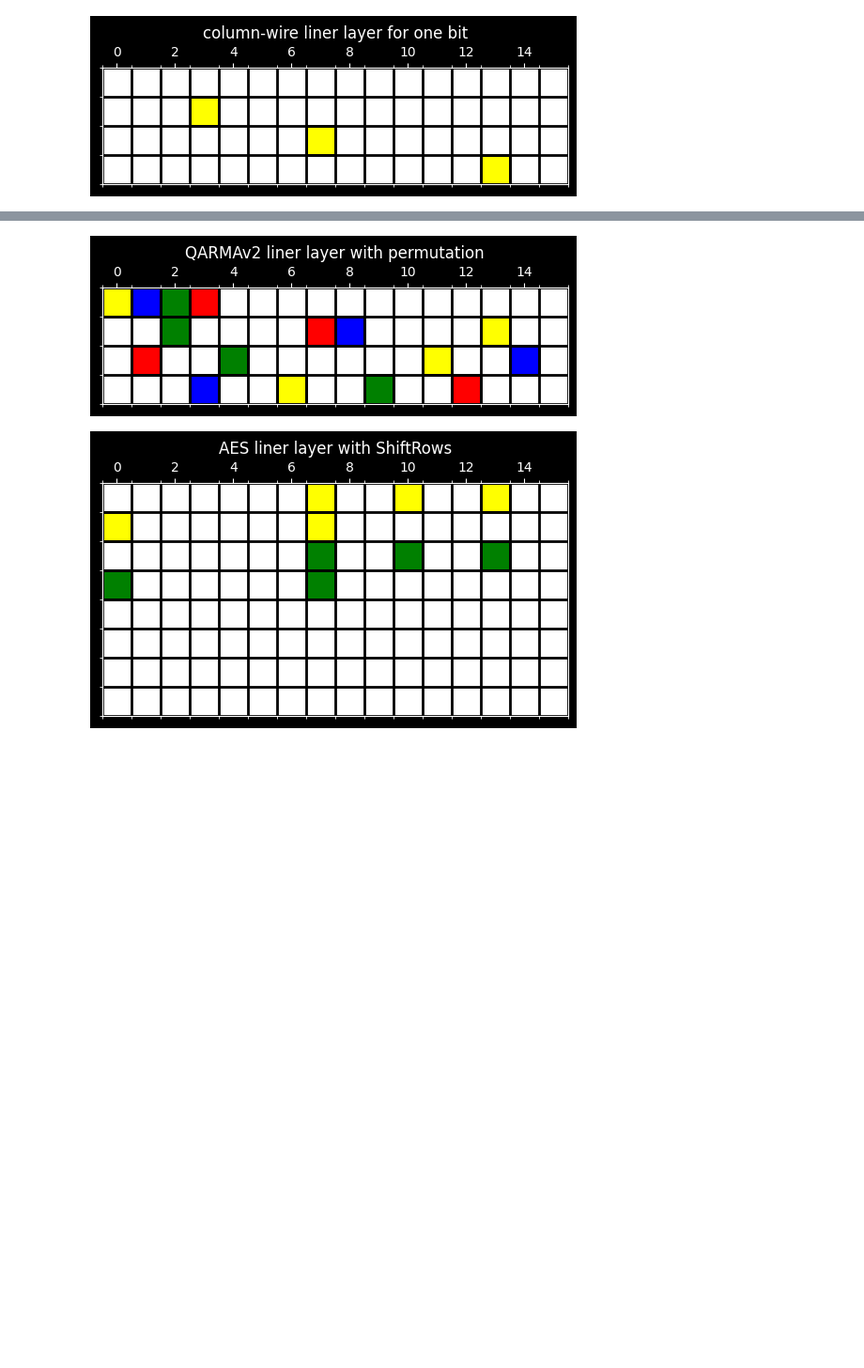
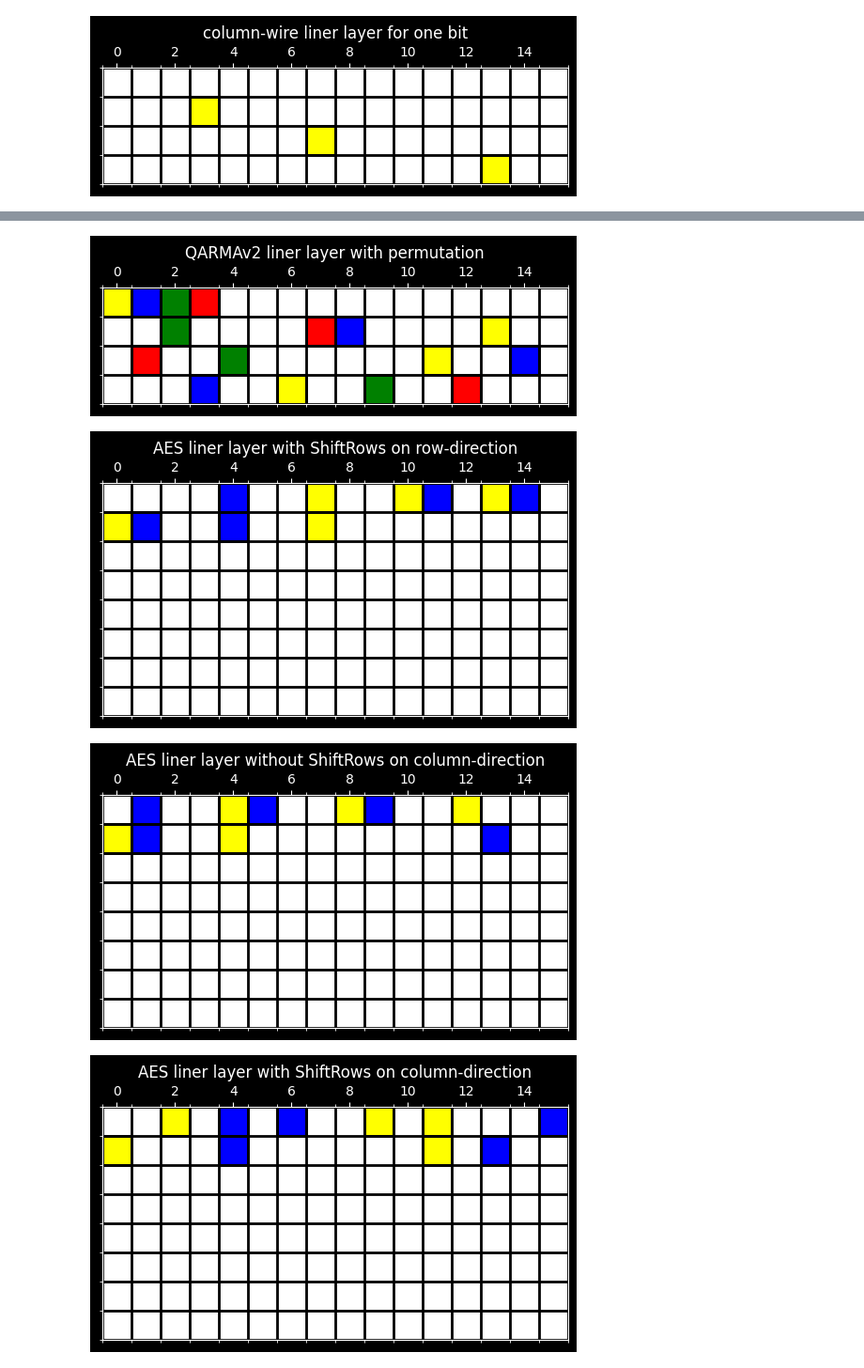
Before and after one commit to jiahaoxiang2000/misc, a Jupyter notebook: bitslicing.ipynb, the cells around one changed output, grey strips where cells are left out. Shown at 94% size. Saved outputs shown, nothing was run; the diff lists cells and outputs as text; code cells hidden in the pictures; blank space fills up the shorter version.

```diff
--- a/bitslicing.ipynb
+++ b/bitslicing.ipynb
@@ -124,33 +124,74 @@ highlighted_squares = [
     ([(0, 3), (1, 7), (2, 11), (3, 15)], "red"),
 ]
 
 # Apply the permutation to the columns (except the first column)
 permuted_highlighted_squares = []
 for squares, color in highlighted_squares:
     permuted_squares = [
         (row, permutation.index(col)) if row != 0 else (row, col)
         for row, col in squares
     ]
     permuted_highlighted_squares.append((permuted_squares, color))
 plot_highlighted_grid(
     rows, cols, permuted_highlighted_squares, "QARMAv2 liner layer with permutation"
 )
 
 aes_permutation = [0, 1, 2, 3, 5, 6, 7, 4, 10, 11, 8, 9, 15, 12, 13, 14]
 
 highlighted_squares = [
     ([(1, 0), (1, 4), (0, 4), (0, 8), (0, 12)], "yellow"),
-    ([(3, 0), (3, 4), (2, 4), (2, 8), (2, 12)], "green"),
+    ([(1, 1), (1, 5), (0, 5), (0, 9), (0, 13)], "blue"),
 ]
 
 # Apply the permutation to the columns (except the first column)
 permuted_highlighted_squares = []
 for squares, color in highlighted_squares:
     permuted_squares = [(row, aes_permutation.index(col)) for row, col in squares]
     permuted_highlighted_squares.append((permuted_squares, color))
 plot_highlighted_grid(
-    8, 16, permuted_highlighted_squares, "AES liner layer with ShiftRows"
+    8,
+    16,
+    permuted_highlighted_squares,
+    "AES liner layer with ShiftRows on row-direction",
 )
+
+aes_permutation_column = [0, 5, 10, 15, 4, 9, 14, 3, 8, 13, 2, 7, 12, 1, 6, 11]
+
+highlighted_squares = [
+    ([(1, 0), (1, 4), (0, 4), (0, 8), (0, 12)], "yellow"),
+    ([(1, 1), (1, 5), (0, 5), (0, 9), (0, 13)], "blue"),
+]
+
+# Apply the permutation to the columns (except the first column)
+permuted_highlighted_squares = []
+for squares, color in highlighted_squares:
+    permuted_squares = [
+        (row, aes_permutation_column.index(col)) for row, col in squares
+    ]
+    permuted_highlighted_squares.append((permuted_squares, color))
+plot_highlighted_grid(
+    8,
+    16,
+    permuted_highlighted_squares,
+    "AES liner layer without ShiftRows on column-direction",
+)
+
+# Apply the permutation to the columns (except the first column)
+permuted_highlighted_squares = []
+for squares, color in highlighted_squares:
+    permuted_squares = [
+        (row, aes_permutation_column.index(aes_permutation.index(col)))
+        for row, col in squares
+    ]
+    permuted_highlighted_squares.append((permuted_squares, color))
+plot_highlighted_grid(
+    8,
+    16,
+    permuted_highlighted_squares,
+    "AES liner layer with ShiftRows on column-direction",
+)
 # %% [output]
 [figure]
-[figure, old version]
+[figure, new version]
+[figure, added]
+[figure, added]
```
Also changed, not shown: parts of 1 cell of this notebook.
